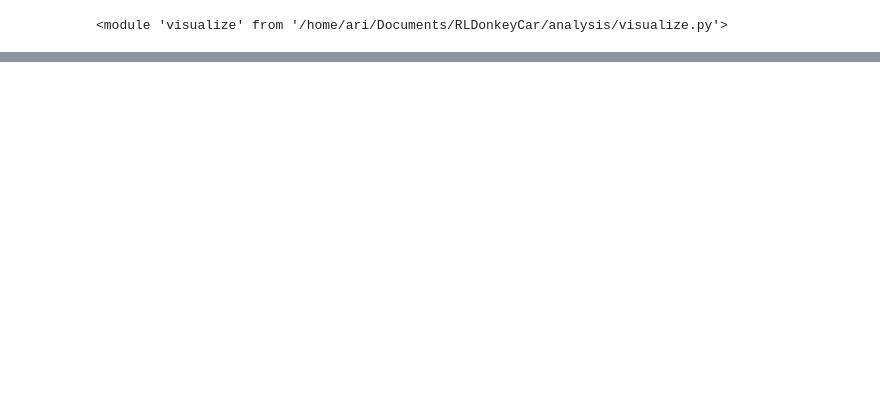
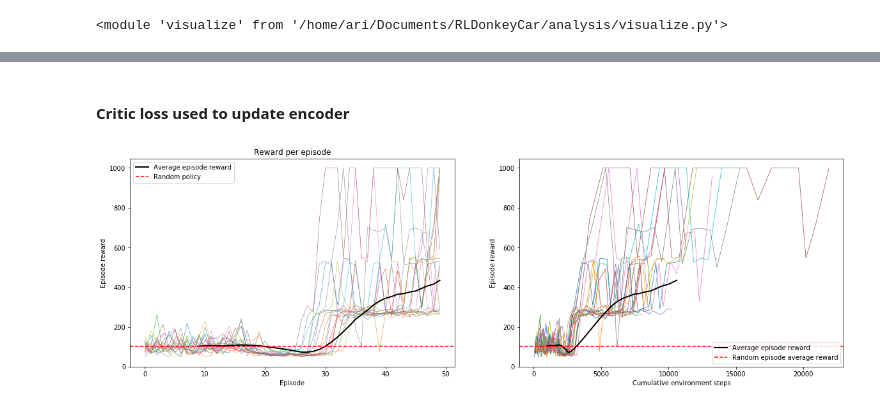
Before and after one commit to ari-viitala/RLDonkeyCar, a Jupyter notebook: analysis/Plotting.ipynb, the cells around one changed output, grey strips where cells are left out. Cells and saved outputs as stored; diff of their text form; code cells hidden in the pictures; blank space fills up the shorter version.

```diff
--- a/analysis/Plotting.ipynb
+++ b/analysis/Plotting.ipynb
@@ -142,0 +88,6 @@ Run 5, Episodes: 70, Time: 76 minutes
+# %% [markdown]
+#### Critic loss used to update encoder
+# %%
+visualize.visualize_run("../records/sim_not_pretrained_critic_encoder_update/")
+# %% [output]
+[figure, added]
```
Also changed, not shown: parts of 22 cells of this notebook, 1 other file.
